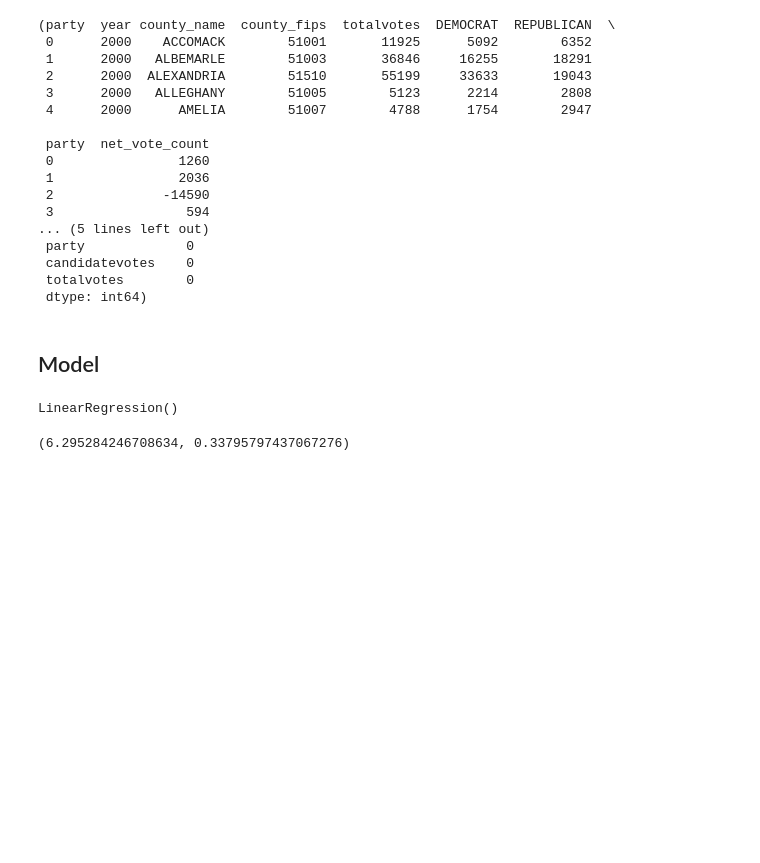
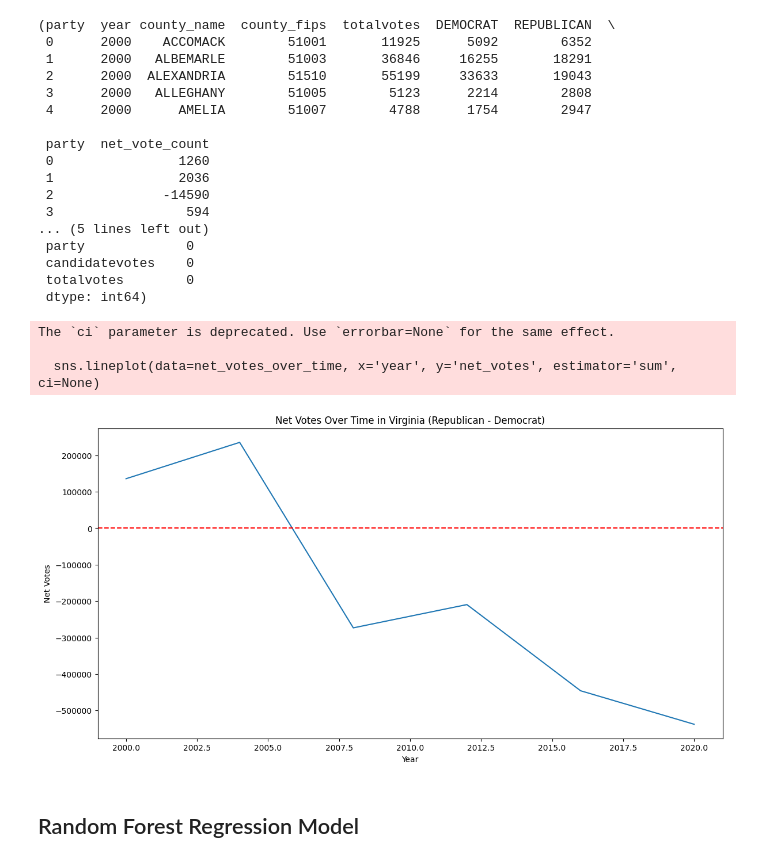
Before and after one commit to wangjalen7/project_voting, a Jupyter notebook: Project_Voting_Code.ipynb, the cells around one changed output. Saved outputs shown, nothing was run; the diff lists cells and outputs as text; code cells hidden in the pictures; blank space fills up the shorter version.

Commit message:
Finished model (Random Forest Regression)

```diff
--- a/Project_Voting_Code.ipynb
+++ b/Project_Voting_Code.ipynb
@@ -23,3 +7,14 @@ voting_data.head()
+# %%
+import pandas as pd
+from sklearn.model_selection import train_test_split
+from sklearn.preprocessing import OneHotEncoder
+from sklearn.ensemble import RandomForestRegressor
+import numpy as np
+
+# Load datasets
+voting_va = pd.read_csv('./data/voting_VA.csv')
+dem_primary = pd.read_csv('./data/2024 March Democratic Primary Election Results.csv')
+rep_primary = pd.read_csv('./data/2024 March Republican Primary Election Results.csv')
 # %%
 # Dropping irrelevant columns
 voting_data_clean = voting_data.drop(columns=['Unnamed: 0', 'state', 'state_po', 'office', 'version', 'mode'])
@@ -61,22 +68,39 @@ pivot_data.head(), missing_values
+# %%
+# Aggregate votes by county and year
+voting_va['net_votes'] = np.where(voting_va['party'] == 'REPUBLICAN', voting_va['candidatevotes'], -voting_va['candidatevotes'])
+voting_va_agg = voting_va.groupby(['year', 'county_name']).agg({'net_votes': 'sum'}).reset_index()
+
+# Apply the inverse hyperbolic sine transformation to net votes
+voting_va_agg['net_votes_ihs'] = np.arcsinh(voting_va_agg['net_votes'])
+
+# Encoding 'county_name' with OneHotEncoder
+encoder = OneHotEncoder(sparse=False, handle_unknown='ignore')
+encoded_counties = encoder.fit_transform(voting_va_agg[['county_name']])
+X = pd.DataFrame(encoded_counties, columns=encoder.get_feature_names_out(['county_name']))
+X['year'] = voting_va_agg['year']
+
+# Prepare the target variable
+y = voting_va_agg['net_votes_ihs']
+# %%
+import pandas as pd
+import matplotlib.pyplot as plt
+import seaborn as sns
+# Calculate net votes
+voting_va['net_votes'] = voting_va.apply(lambda x: x['candidatevotes'] if x['party'] == 'REPUBLICAN' else -x['candidatevotes'], axis=1)
+net_votes_over_time = voting_va.groupby(['year', 'county_name'])['net_votes'].sum().reset_index()
+
+# Plot
+plt.figure(figsize=(14, 7))
+sns.lineplot(data=net_votes_over_time, x='year', y='net_votes', estimator='sum', ci=None)
+plt.title('Net Votes Over Time in Virginia (Republican - Democrat)')
+plt.xlabel('Year')
+plt.ylabel('Net Votes')
+plt.axhline(0, color='red', linestyle='--')  # Zero line for reference
+plt.show()
+# %% [output]
+The `ci` parameter is deprecated. Use `errorbar=None` for the same effect.
+
+  sns.lineplot(data=net_votes_over_time, x='year', y='net_votes', estimator='sum', ci=None)
+[figure, added]
 # %% [markdown]
-## Model
+## Random Forest Regression Model
-# %%
-from sklearn.model_selection import train_test_split
-from sklearn.linear_model import LinearRegression
-
-X = pivot_data[['net_votes']]
-y = pivot_data['net_votes_ihs']
-X_train, X_test, y_train, y_test = train_test_split(X, y, test_size=0.2, random_state=42)
-model = LinearRegression()
-model.fit(X_train, y_train)
-# %% [output]
-LinearRegression()
-# %%
-from sklearn.metrics import mean_squared_error, r2_score
-y_pred = model.predict(X_test)
-rmse = np.sqrt(mean_squared_error(y_test, y_pred))
-r2 = r2_score(y_test, y_pred)
-
-rmse, r2
-# %% [output]
-(6.295284246708634, 0.33795797437067276)
```
Also changed, not shown: parts of 7 cells of this notebook.
